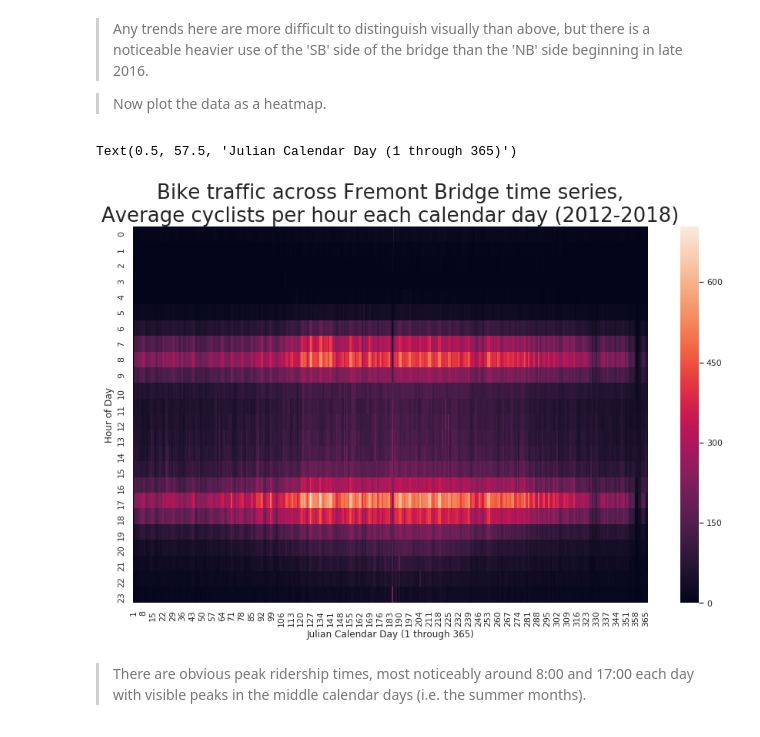
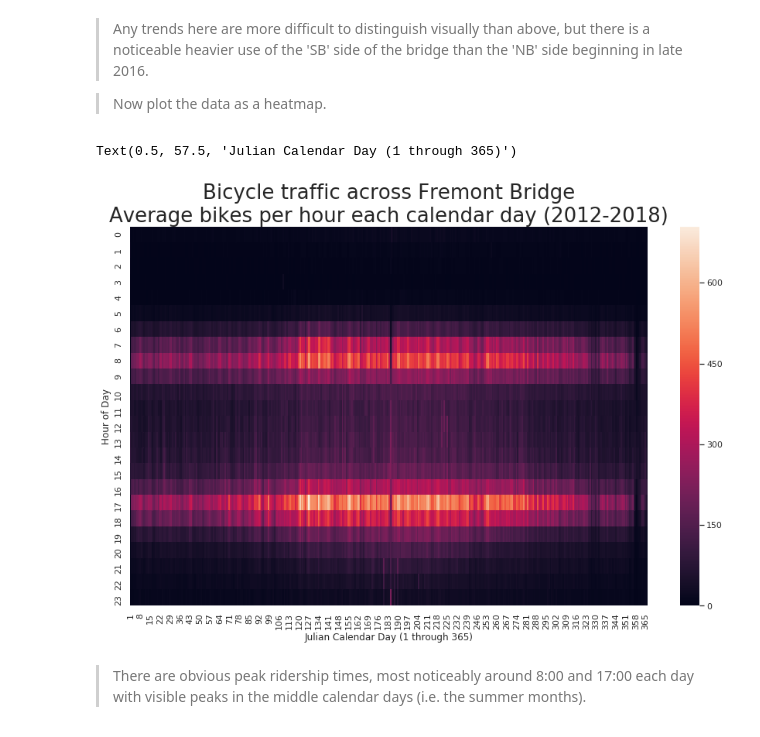
Before and after one commit to kairstenfay/data-viz, a Jupyter notebook: Fremont bicyclists.ipynb, the cells around one changed output. Cells and saved outputs as stored; diff of their text form; code cells hidden in the pictures.

```diff
--- a/Fremont bicyclists.ipynb
+++ b/Fremont bicyclists.ipynb
@@ -138,17 +138,17 @@ Text(0.5, 1.0, 'Bike traffic across Fremont Bridge time series,\nTotal cyclists
 # %%
 agg = df.groupby(by=['Day', 'Month', 'Year', 'Hour', 'Julian'], as_index=False).mean()
 agg = agg.pivot_table("Total", "Hour", "Julian")
 agg.head()
 plt.subplots(figsize=(15,9))
 ax = sns.heatmap(agg)
-ax.set_title('Bike traffic across Fremont Bridge time series,\n\
-Average cyclists per hour each calendar day (2012-2018)',
+ax.set_title('Bicycle traffic across Fremont Bridge\n\
+Average bikes per hour each calendar day (2012-2018)',
             fontsize=26)
 ax.set_ylabel('Hour of Day')
 ax.set_xlabel('Julian Calendar Day (1 through 365)')
 # %% [output]
 Text(0.5, 57.5, 'Julian Calendar Day (1 through 365)')
-[figure, old version]
+[figure, new version]
 # %% [markdown]
 > There are obvious peak ridership times, most noticeably around 8:00 and 17:00 each day with visible peaks in the middle calendar days (i.e. the summer months).
 # %%
```
Also changed, not shown: parts of 1 cell of this notebook, 1 other file.
